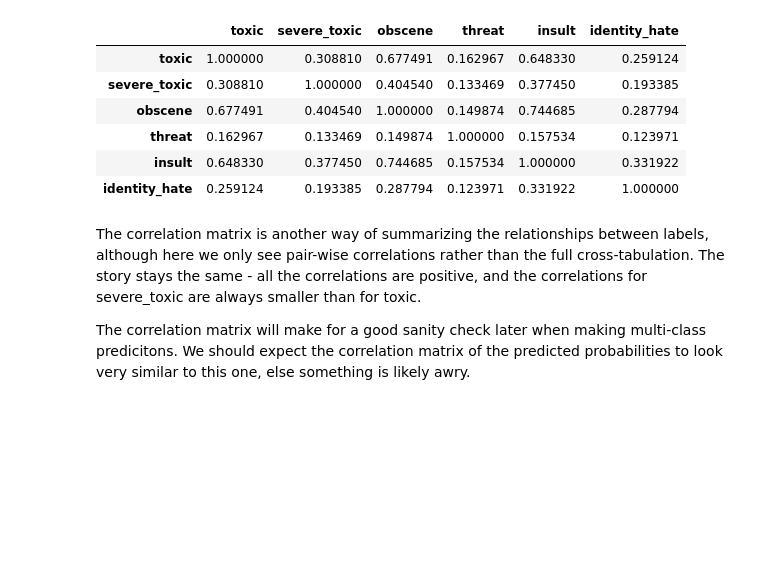
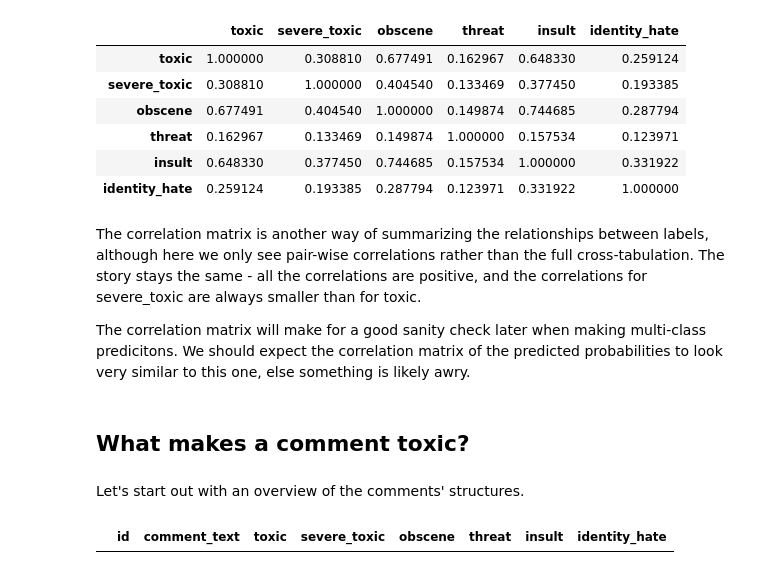
Before and after one commit to dilloncarlos/toxic_comments, a Jupyter notebook: Summary.ipynb, the cells around one changed output. Cells and saved outputs as stored; diff of their text form; code cells hidden in the pictures; blank space fills up the shorter version.

Commit message:
Further exploratory analysis. Still needs more work in bagging words / simple analysis of frequent terms in toxic comments.
Signed-off-by: dilloncarlos <dillonxcarlos@gmail.com>

```diff
--- a/Summary.ipynb
+++ b/Summary.ipynb
@@ -80,3 +85,11 @@ severe_toxic are always smaller than for toxic.
 The correlation matrix will make for a good sanity check later when making multi-class
 predicitons. We should expect the correlation matrix of the predicted probabilities to look
 very similar to this one, else something is likely awry.
+# %% [markdown]
+## What makes a comment toxic?
+# %% [markdown]
+Let's start out with an overview of the comments' structures.
+# %%
+train[train.comment_text.isnull()]
+# %% [output]
+|  | id | comment_text | toxic | severe_toxic | obscene | threat | insult | identity_hate |
```
Also changed, not shown: parts of 10 cells of this notebook.
